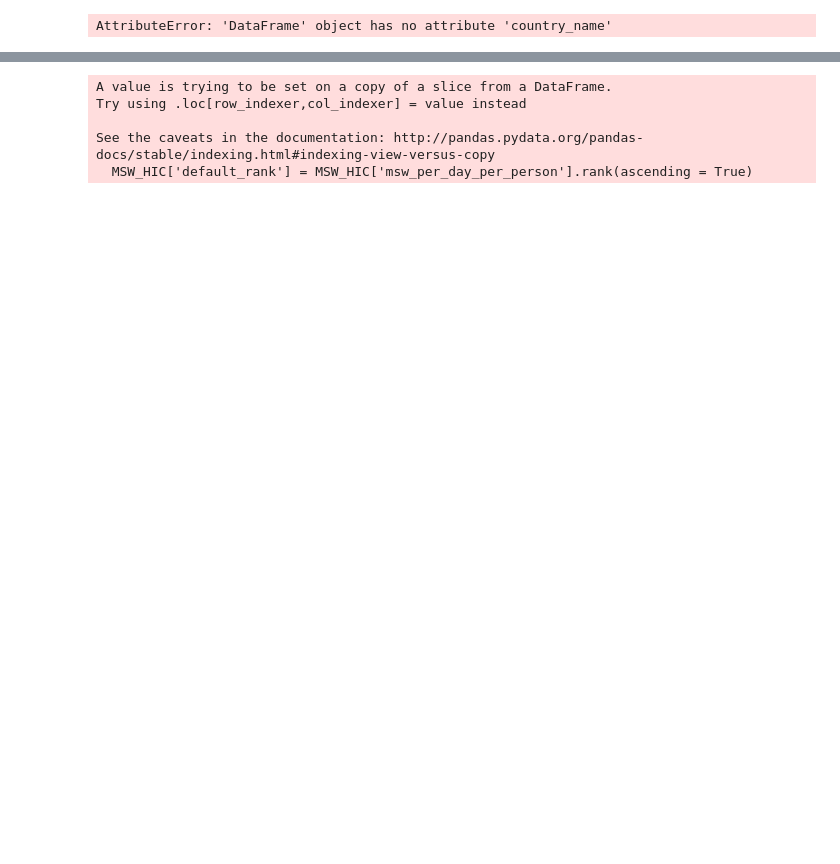
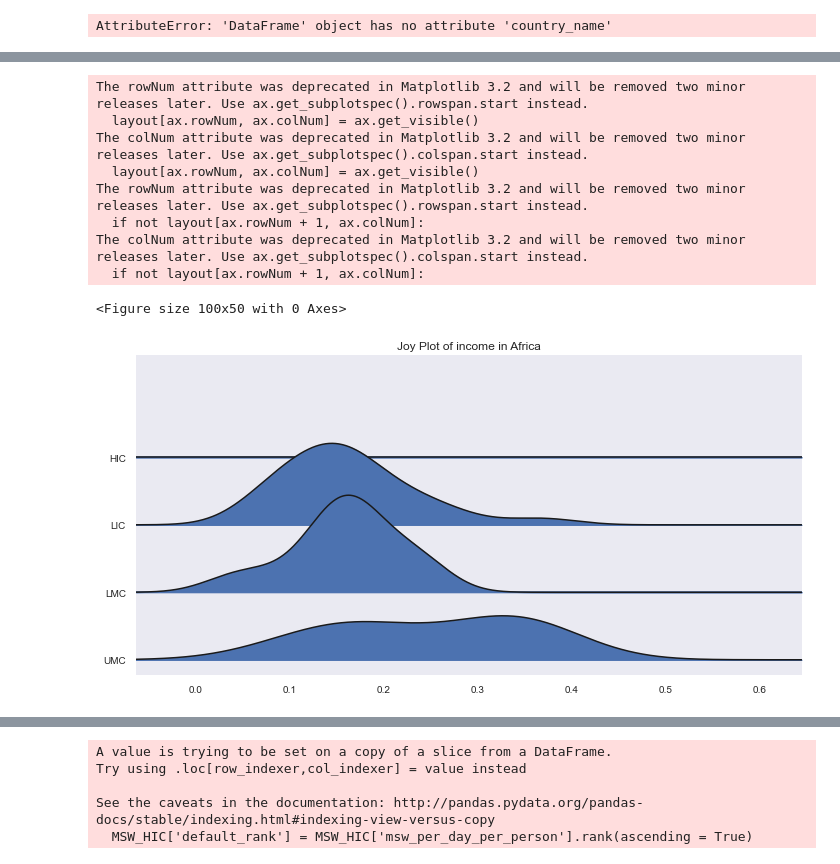
Before and after one commit to ShilpaMuralidhar/WasteManagement, a Jupyter notebook: Data_Science/Total_MSW_Africa.ipynb, the cells around one changed output, grey strips where cells are left out. Drawn from its saved outputs; the diff is of its cells as text; code cells hidden in the pictures; blank space fills up the shorter version.

```diff
--- a/Data_Science/Total_MSW_Africa.ipynb
+++ b/Data_Science/Total_MSW_Africa.ipynb
@@ -196,3 +222,35 @@ plt.show()
+# %%
+import joypy
+import pandas as pd
+from matplotlib import pyplot as plt
+from matplotlib import cm
+%matplotlib inline
+
+
+# !pip install joypy
+# Import Data
+
+
+
+# Draw Plot
+plt.figure(figsize=(10,5), dpi= 10)
+fig, axes = joypy.joyplot(df_Africa, column=['msw_per_day_per_person'], by="income_id", xlim='msw_per_day_per_person', figsize=(10,5))
+
+# # Decoration
+plt.title('Joy Plot of income in Africa', fontsize=12)
+#plt.xlim(-2.0, 4.5)
+plt.show()
+# %% [output]
+The rowNum attribute was deprecated in Matplotlib 3.2 and will be removed two minor releases later. Use ax.get_subplotspec().rowspan.start instead.
+  layout[ax.rowNum, ax.colNum] = ax.get_visible()
+The colNum attribute was deprecated in Matplotlib 3.2 and will be removed two minor releases later. Use ax.get_subplotspec().colspan.start instead.
+  layout[ax.rowNum, ax.colNum] = ax.get_visible()
+The rowNum attribute was deprecated in Matplotlib 3.2 and will be removed two minor releases later. Use ax.get_subplotspec().rowspan.start instead.
+  if not layout[ax.rowNum + 1, ax.colNum]:
+The colNum attribute was deprecated in Matplotlib 3.2 and will be removed two minor releases later. Use ax.get_subplotspec().colspan.start instead.
+  if not layout[ax.rowNum + 1, ax.colNum]:
+<Figure size 100x50 with 0 Axes>
+[figure, added]
 # %%
 MSW_HIC = Total_MSW.groupby('income_id').get_group('HIC')
 MSW_HIC.head(5)
```
Also changed, not shown: parts of 3 cells of this notebook, 3 other files.
